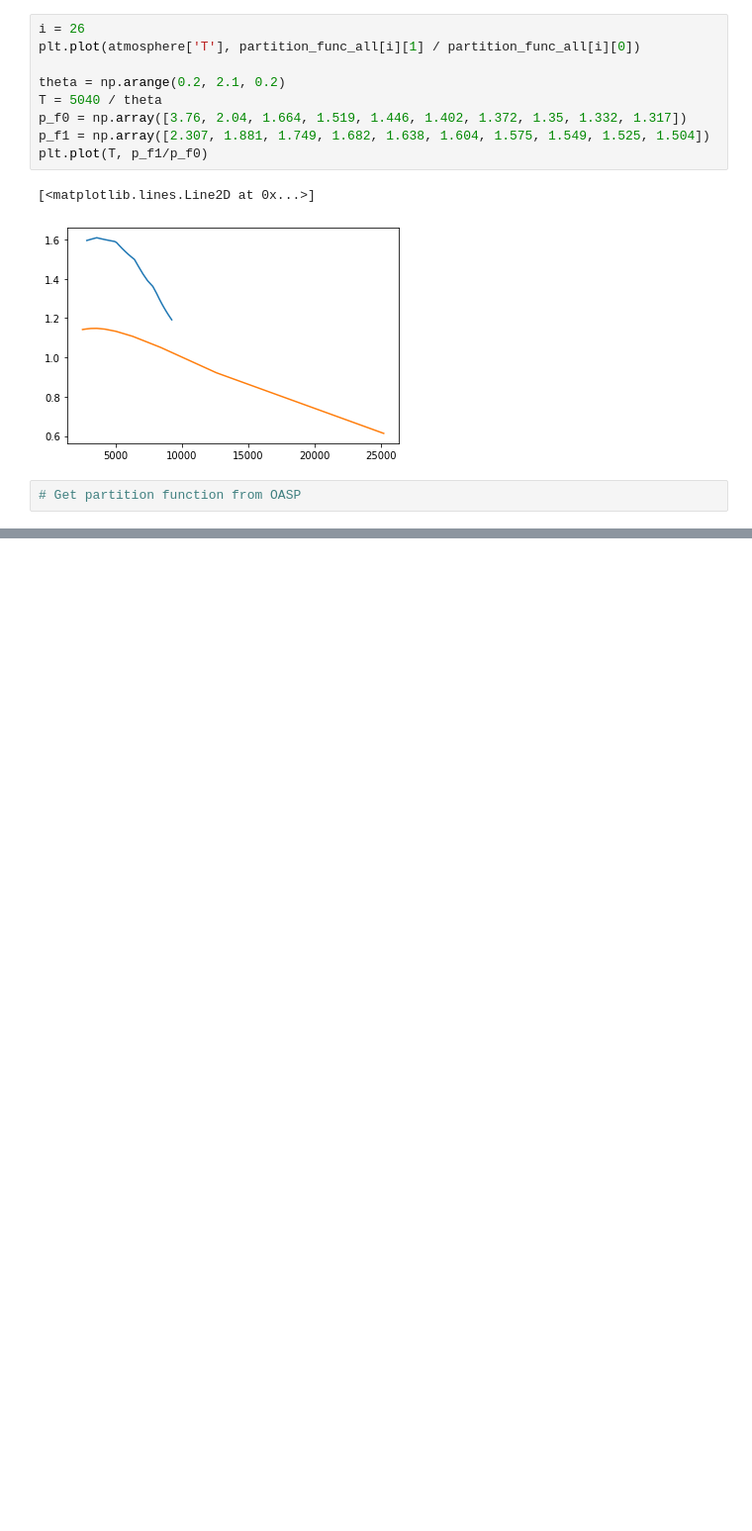
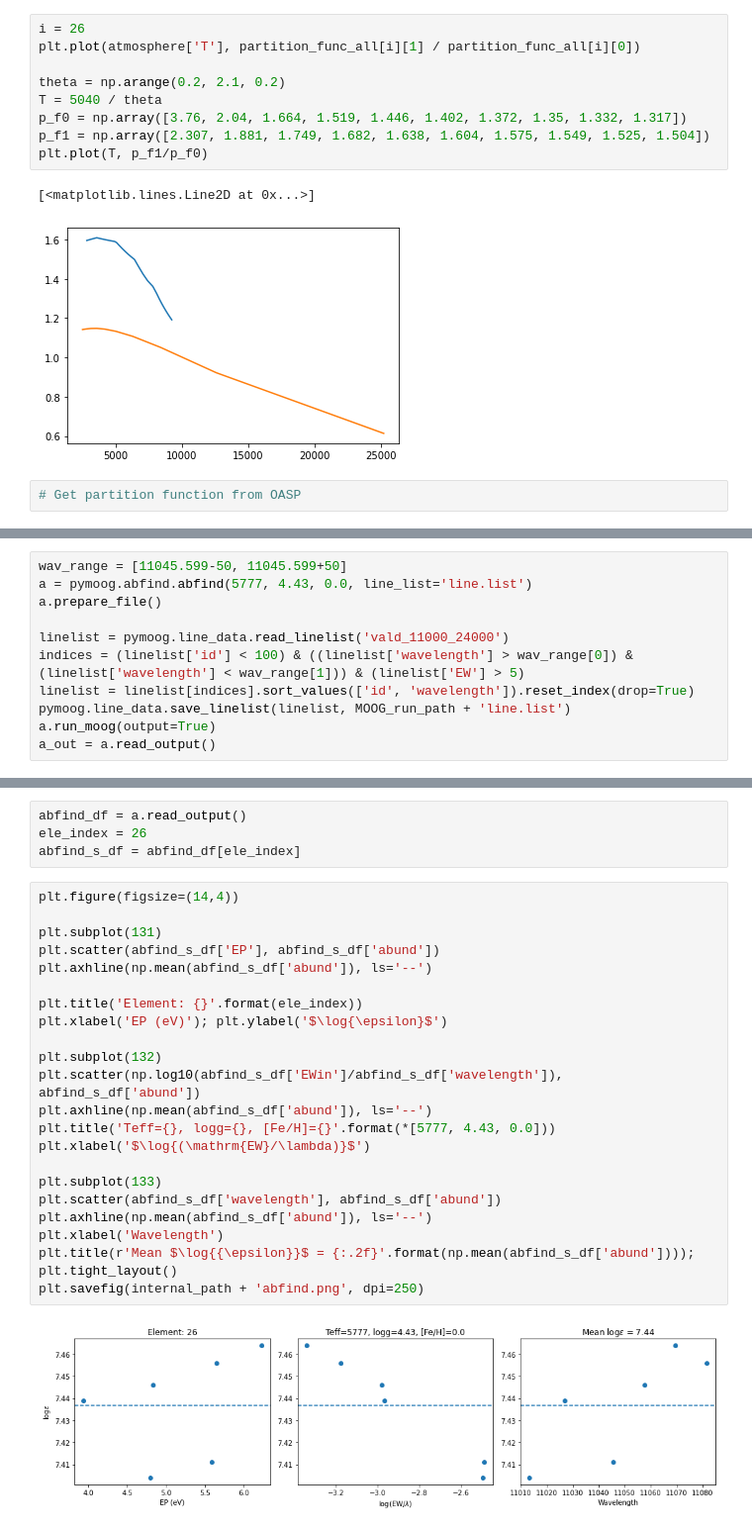
Before and after one commit to MingjieJian/pymoog, a Jupyter notebook: pymoog/internal.ipynb, the cells around one changed output, grey strips where cells are left out. Shown at 99% size. Cells and saved outputs as stored; diff of their text form; blank space fills up the shorter version.

```diff
--- a/pymoog/internal.ipynb
+++ b/pymoog/internal.ipynb
@@ -104,0 +95,11 @@ plt.plot(T, p_f1/p_f0)
+# %%
+wav_range = [11045.599-50, 11045.599+50]
+a = pymoog.abfind.abfind(5777, 4.43, 0.0, line_list='line.list')
+a.prepare_file()
+
+linelist = pymoog.line_data.read_linelist('vald_11000_24000')
+indices = (linelist['id'] < 100) & ((linelist['wavelength'] > wav_range[0]) & (linelist['wavelength'] < wav_range[1])) & (linelist['EW'] > 5)
+linelist = linelist[indices].sort_values(['id', 'wavelength']).reset_index(drop=True)
+pymoog.line_data.save_linelist(linelist, MOOG_run_path + 'line.list')
+a.run_moog(output=True)
+a_out = a.read_output()
@@ -104,0 +118,29 @@ plt.plot(T, p_f1/p_f0)
+# %%
+abfind_df = a.read_output()
+ele_index = 26
+abfind_s_df = abfind_df[ele_index]
+# %%
+plt.figure(figsize=(14,4))
+
+plt.subplot(131)
+plt.scatter(abfind_s_df['EP'], abfind_s_df['abund'])
+plt.axhline(np.mean(abfind_s_df['abund']), ls='--')
+
+plt.title('Element: {}'.format(ele_index))
+plt.xlabel('EP (eV)'); plt.ylabel('$\log{\epsilon}$')
+
+plt.subplot(132)
+plt.scatter(np.log10(abfind_s_df['EWin']/abfind_s_df['wavelength']), abfind_s_df['abund'])
+plt.axhline(np.mean(abfind_s_df['abund']), ls='--')
+plt.title('Teff={}, logg={}, [Fe/H]={}'.format(*[5777, 4.43, 0.0]))
+plt.xlabel('$\log{(\mathrm{EW}/\lambda)}$')
+
+plt.subplot(133)
+plt.scatter(abfind_s_df['wavelength'], abfind_s_df['abund'])
+plt.axhline(np.mean(abfind_s_df['abund']), ls='--')
+plt.xlabel('Wavelength')
+plt.title(r'Mean $\log{{\epsilon}}$ = {:.2f}'.format(np.mean(abfind_s_df['abund'])));
+plt.tight_layout()
+plt.savefig(internal_path + 'abfind.png', dpi=250)
+# %% [output]
+[figure, added]
```
Also changed, not shown: parts of 42 cells of this notebook, 9 other files.
